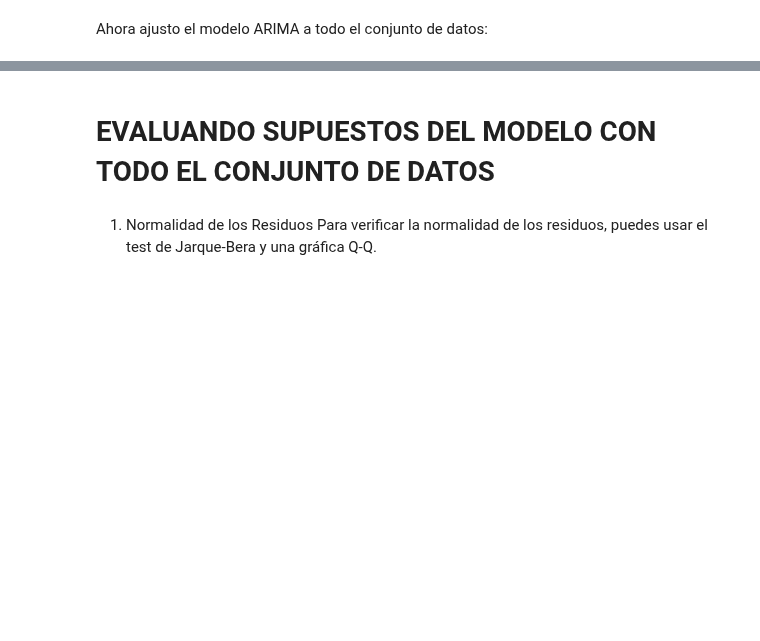
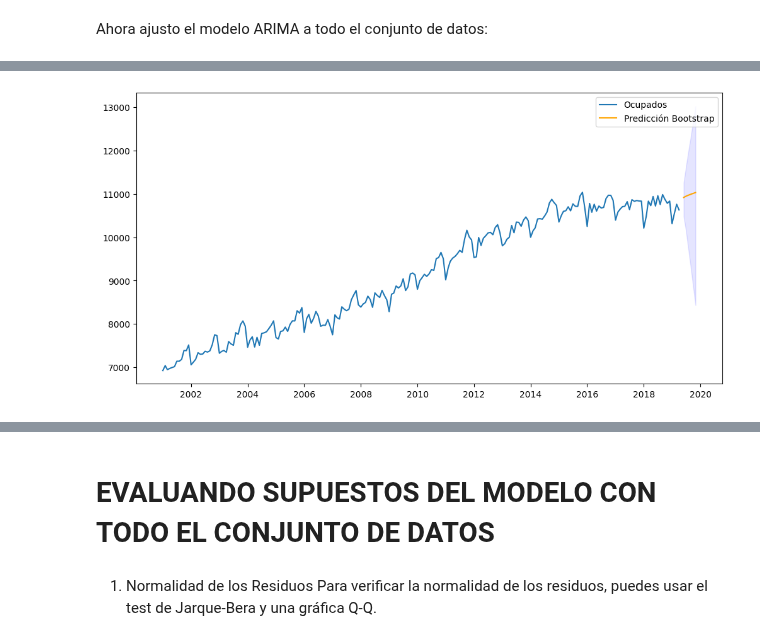
Before and after one commit to alfa7g7/Fundamentos-analitica-II, a Jupyter notebook: Clase 3/fundamentos_analítica_clase3_tarea.ipynb, the cells around one changed output, grey strips where cells are left out. Drawn from its saved outputs; the diff is of its cells as text; code cells hidden in the pictures; blank space fills up the shorter version.

```diff
--- a/Clase 3/fundamentos_analítica_clase3_tarea.ipynb
+++ b/Clase 3/fundamentos_analítica_clase3_tarea.ipynb
@@ -554,0 +486,26 @@ Warnings:
+# %%
+h= 6
+res = resultados_completos.resid
+
+my_samples = []
+for _ in range(1000):
+
+    x = np.random.choice(res, size=h, replace=True)
+    my_samples.append(x)
+
+q1=np.quantile(my_samples,0.025,axis=0)
+q2=np.quantile(my_samples,0.975,axis=0)
+
+fore = results.predict(h,return_conf_int=False)
+
+preds = pd.DataFrame(np.column_stack([fore,fore+np.cumsum(q1) , fore+np.cumsum(q2)]))
+preds.columns = ['Point_forecast', 'lower_95', 'upper_95']
+
+last_date = data.index[-1]
+index_future_dates = pd.date_range(start=last_date + pd.DateOffset(months=1), periods=h, freq='MS')
+
+# Asignar el índice de fechas al DataFrame de predicciones
+preds.index = index_future_dates
+
+
+preds
@@ -554,0 +520,11 @@ Warnings:
+# %%
+x_for = pd.date_range(start=data.index[-1], periods=h + 1, freq='M')[1:]
+
+fig = plt.figure(figsize=(12, 6))
+plt.plot(data.index, data["Ocupados"], label="Ocupados")
+plt.plot(x_for, preds['Point_forecast'], label="Predicción Bootstrap", color='orange')
+plt.fill_between(x_for, preds['lower_95'], preds['upper_95'], color='blue', alpha=0.1)
+plt.legend()
+plt.show()
+# %% [output]
+[figure, added]
```
Also changed, not shown: parts of 14 cells of this notebook.
